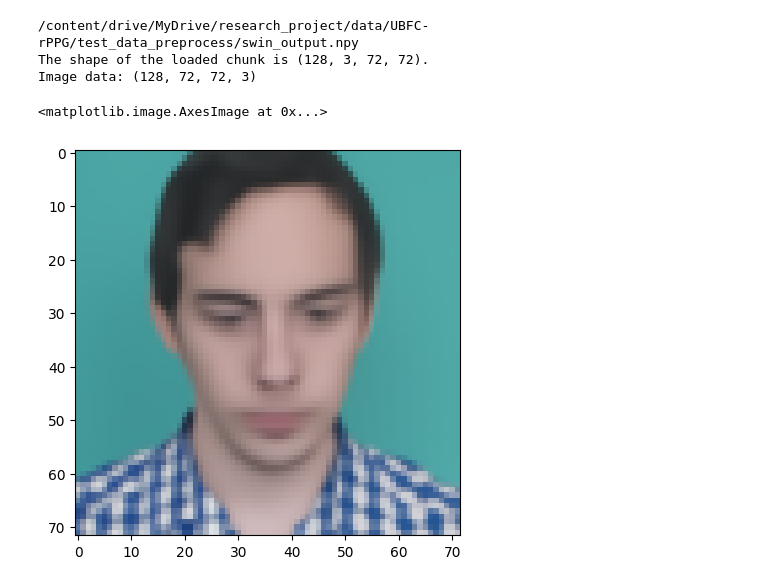
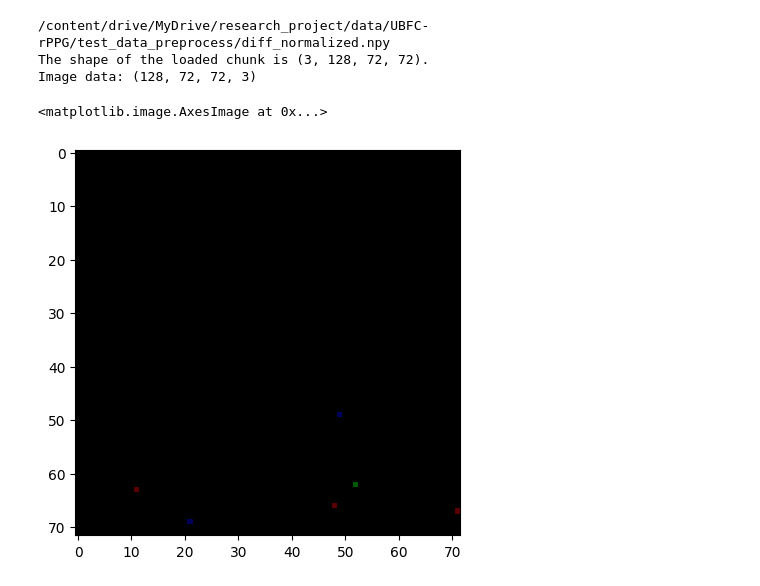
Before and after one commit to trappertwo/rPPG-Toolbox, a Jupyter notebook: tools/preprocessing_viz/viz_preprocessed_data.ipynb, the cells around one changed output. Drawn from its saved outputs; the diff is of its cells as text; code cells hidden in the pictures.

```diff
--- a/tools/preprocessing_viz/viz_preprocessed_data.ipynb
+++ b/tools/preprocessing_viz/viz_preprocessed_data.ipynb
@@ -64,18 +110,21 @@ Image data: (128, 72, 72, 3)
 # %%
-file_path = os.path.join(preprocessed_dataset_path, 'swin_output.npy')
+# Diff normalized data after aplying SwinIR
+
+file_path = os.path.join(preprocessed_dataset_path, 'diff_normalized.npy')
 print(file_path)
 input_data = np.load(file_path)
 print(f'The shape of the loaded chunk is {np.shape(input_data)}.')
-input_data = input_data.transpose(0, 2, 3, 1)
+input_data = input_data.transpose(1, 2, 3, 0)
 print(f'Image data: {input_data.shape}')
+#print(input_data)
 
 plt.figure(figsize=(5, 5))
 # Cast the image data to uint8
-plt.imshow(input_data[0].astype(np.uint8))
+plt.imshow(input_data[55].astype(np.uint8))
 # %% [output]
-/content/drive/MyDrive/research_project/data/UBFC-rPPG/test_data_preprocess/swin_output.npy
-The shape of the loaded chunk is (128, 3, 72, 72).
+/content/drive/MyDrive/research_project/data/UBFC-rPPG/test_data_preprocess/diff_normalized.npy
+The shape of the loaded chunk is (3, 128, 72, 72).
 Image data: (128, 72, 72, 3)
 <matplotlib.image.AxesImage at 0x...>
-[figure, old version]
+[figure, new version]
 # %%
```
Also changed, not shown: parts of 6 cells of this notebook.
